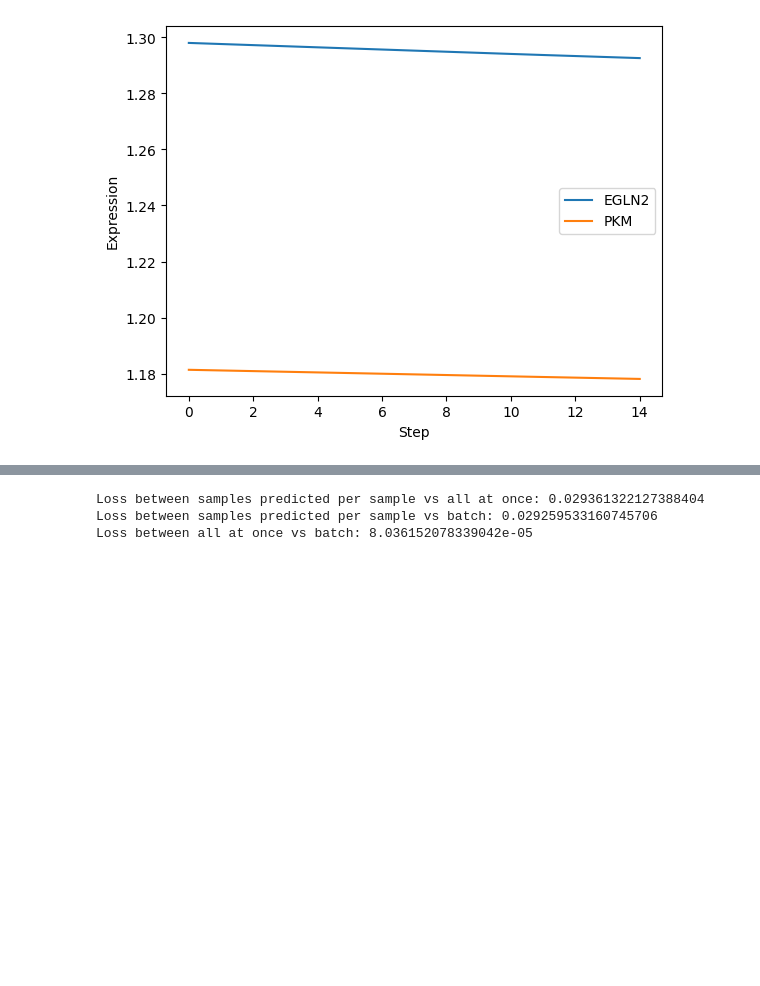
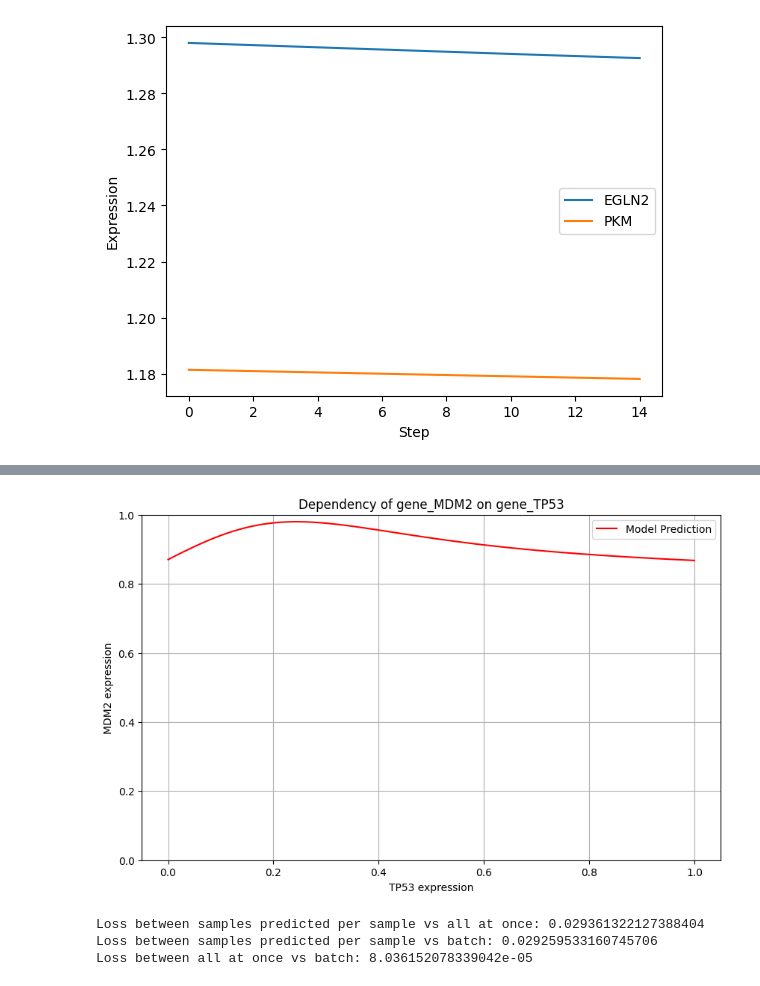
Before and after one commit to MaciejPiernik/virtual-cell-line, a Jupyter notebook: notebooks/playground.ipynb, the cells around one changed output, grey strips where cells are left out. Saved outputs shown, nothing was run; the diff lists cells and outputs as text; code cells hidden in the pictures; blank space fills up the shorter version.

```diff
--- a/notebooks/playground.ipynb
+++ b/notebooks/playground.ipynb
@@ -776,3 +721,45 @@ FileNotFoundError: [Errno 2] No such file or directory: '../autoencoder_20240727
+# %%
+import sys
+sys.path.insert(1, '../src')
+
+from VirtualCellLine import VirtualCellLine
+
+input_size = filtered_df.shape[1]
+model = VirtualCellLine(input_size, embedding_dim=256, num_heads=8, num_transformer_layers=6, dropout_rate=0)
+model.load_state_dict(torch.load('../autoencoder_20240731164012.pth'))
+model.eval();
+# %%
+num_points = 100
+gene_source = 'TP53'
+gene_target = 'MDM2'
+
+gene_source_idx = filtered_df.columns.get_loc(gene_source)
+gene_target_idx = filtered_df.columns.get_loc(gene_target)
+
+x = np.linspace(0, 1, num_points)  # Assuming standardized data
+
+# Create input data
+input_data = torch.zeros((num_points, model.num_genes))
+input_data[:, gene_source_idx] = torch.tensor(x, dtype=torch.float32)
+
+# Get model predictions
+with torch.no_grad():
+    output = model(input_data)
+
+# Extract predictions for the target gene
+y_pred = output[:, gene_target_idx].numpy()
+
+# Plot the results
+plt.figure(figsize=(10, 6))
+plt.plot(x, y_pred, label='Model Prediction', color='red')
+plt.title(f'Dependency of gene_{gene_target} on gene_{gene_source}')
+plt.xlabel(f'{gene_source} expression')
+plt.ylabel(f'{gene_target} expression')
+plt.ylim(0, 1)
+plt.legend()
+plt.grid(True);
+# %% [output]
+[figure, added]
 # %%
 X = torch.cat([X_train, X_test], dim=0)
 
```
Also changed, not shown: parts of 8 cells of this notebook, 10 other files.
